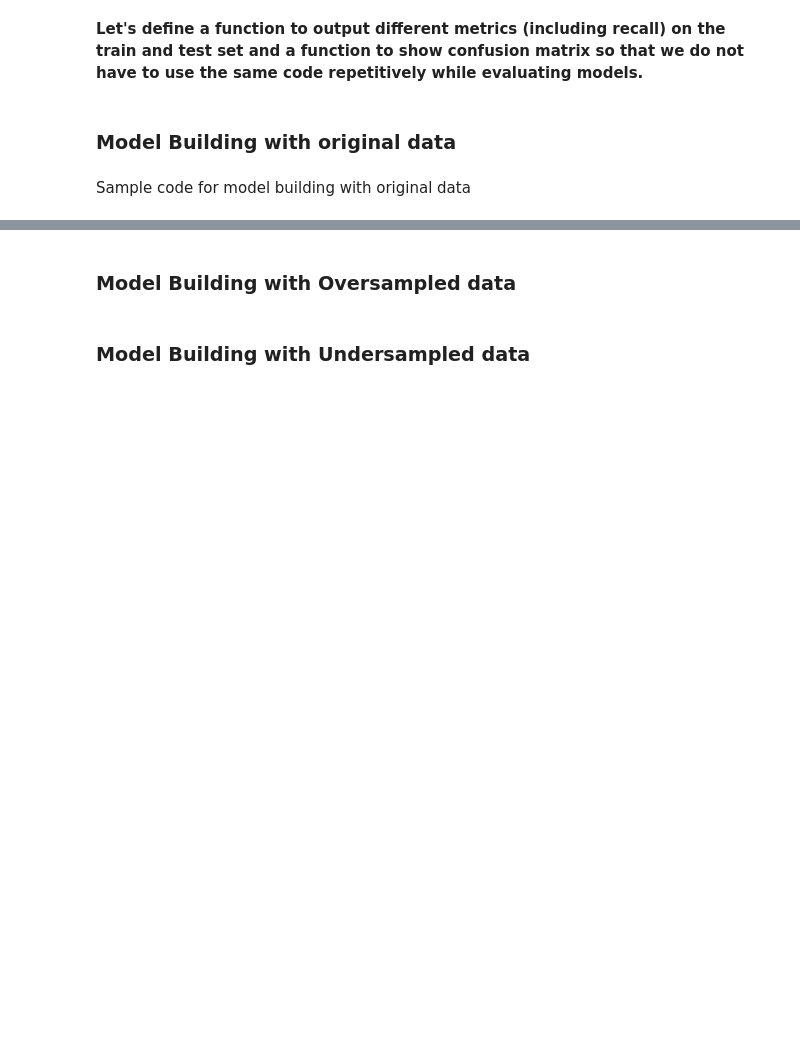
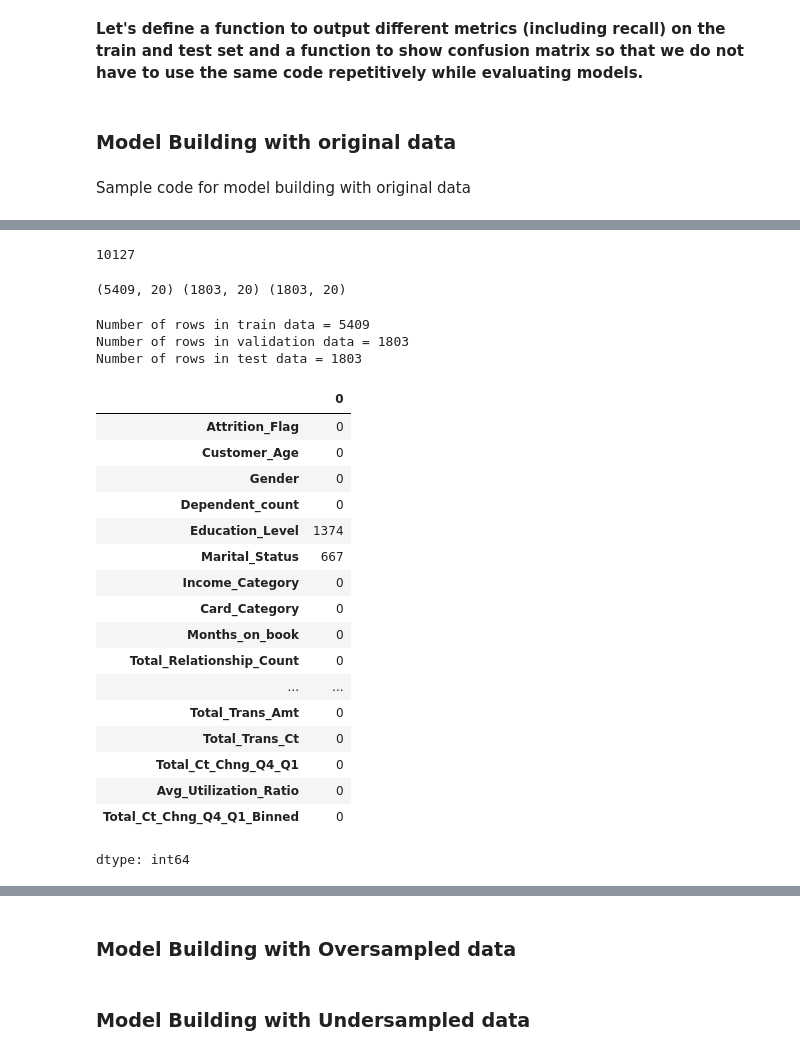
Before and after one commit to lhughey/AIML_Course, a Jupyter notebook: Project 3 - Credit Card Users Churn Prediction/AML_Project_LearnerNotebook_FullCode.ipynb, the cells around one changed output, grey strips where cells are left out. Saved outputs shown, nothing was run; the diff lists cells and outputs as text; code cells hidden in the pictures; blank space fills up the shorter version.

```diff
--- a/Project 3 - Credit Card Users Churn Prediction/AML_Project_LearnerNotebook_FullCode.ipynb
+++ b/Project 3 - Credit Card Users Churn Prediction/AML_Project_LearnerNotebook_FullCode.ipynb
@@ -825,0 +888,9 @@ Sample code for model building with original data
+# %%
+#clean the attribution_flag data
+# Check for NaN values in y
+print(data['Attrition_Flag'].isna().sum())
+
+# Drop rows where 'Attrition_Flag' is NaN
+data = data.dropna(subset=['Attrition_Flag'])
+# %% [output]
+10127
@@ -825,0 +901,39 @@ Sample code for model building with original data
+# %%
+#create tes and train data
+X_temp, X_test, y_temp, y_test = train_test_split(X, y, test_size=0.2, random_state=1, stratify=y)
+
+#split temp into validation
+X_train, X_val, y_train, y_val = train_test_split(X_temp, y_temp, test_size=0.25, random_state=1, stratify=y_temp)
+
+print(X_train.shape, X_val.shape, X_test.shape)
+# %% [output]
+(5409, 20) (1803, 20) (1803, 20)
+# %%
+print("Number of rows in train data =", X_train.shape[0])
+print("Number of rows in validation data =", X_val.shape[0])
+print("Number of rows in test data =", X_test.shape[0])
+# %% [output]
+Number of rows in train data = 5409
+Number of rows in validation data = 1803
+Number of rows in test data = 1803
+# %%
+data.isna().sum()
+# %% [output]
+|  | 0 |
+| Attrition_Flag | 0 |
+| Customer_Age | 0 |
+| Gender | 0 |
+| Dependent_count | 0 |
+| Education_Level | 1374 |
+| Marital_Status | 667 |
+| Income_Category | 0 |
+| Card_Category | 0 |
+| Months_on_book | 0 |
+| Total_Relationship_Count | 0 |
+| ... | ... |
+| Total_Trans_Amt | 0 |
+| Total_Trans_Ct | 0 |
+| Total_Ct_Chng_Q4_Q1 | 0 |
+| Avg_Utilization_Ratio | 0 |
+| Total_Ct_Chng_Q4_Q1_Binned | 0 |
+dtype: int64
```
Also changed, not shown: parts of 9 cells of this notebook.
